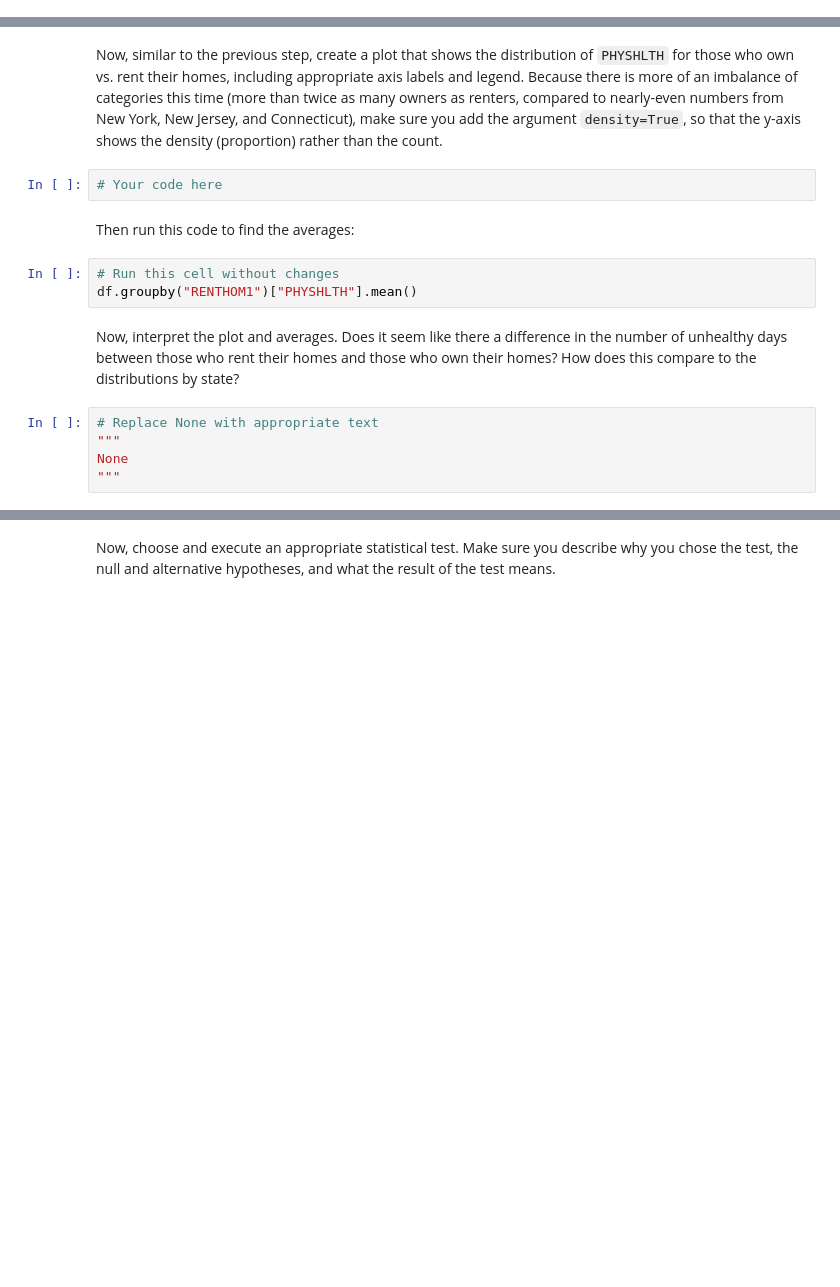
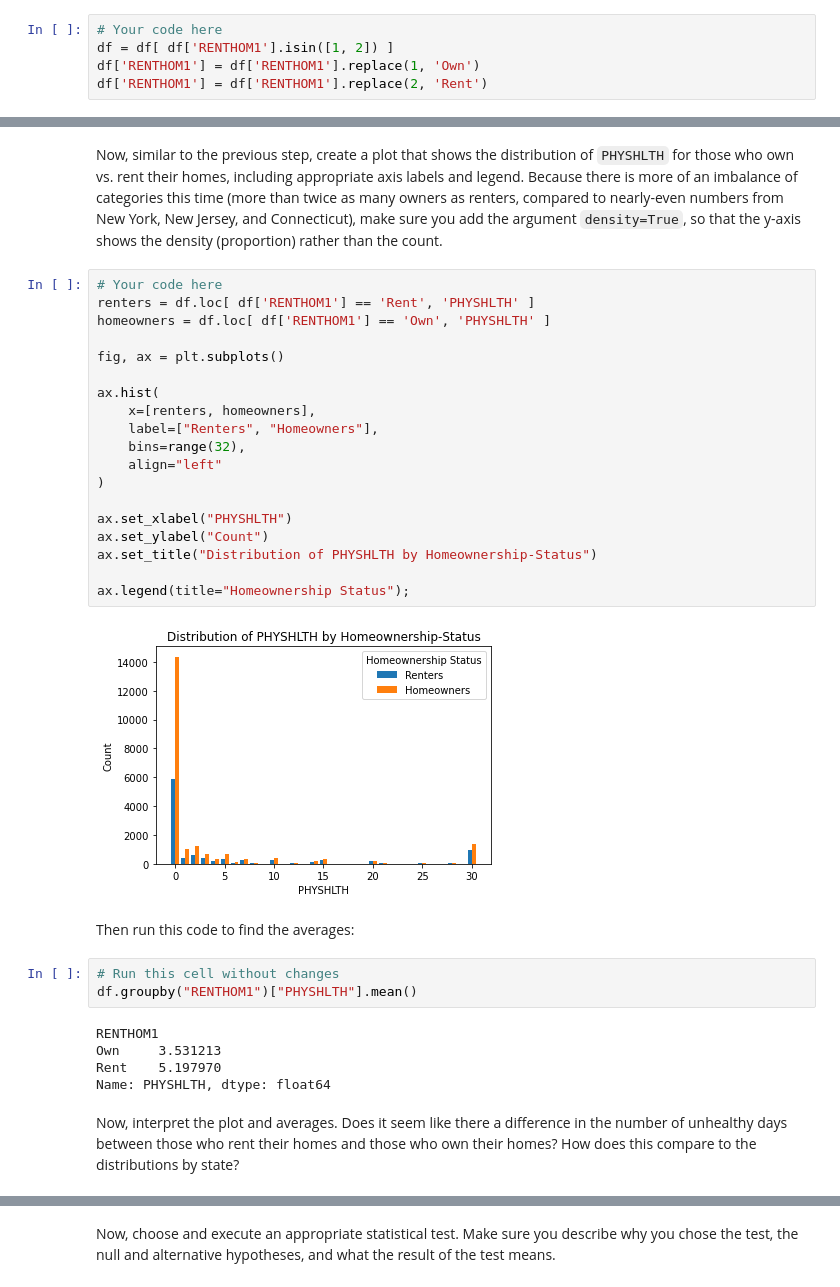
Before and after one commit to ran0027/dsc-hypothesis-testing-lab, a Jupyter notebook: index.ipynb, the cells around one changed output, grey strips where cells are left out. Cells and saved outputs as stored; diff of their text form; blank space fills up the shorter version.

```diff
--- a/index.ipynb
+++ b/index.ipynb
@@ -334,0 +340,5 @@ In the cell below, modify `df` so that we have dropped all records where the `RE
+# %%
+# Your code here
+df = df[ df['RENTHOM1'].isin([1, 2]) ]
+df['RENTHOM1'] = df['RENTHOM1'].replace(1, 'Own')
+df['RENTHOM1'] = df['RENTHOM1'].replace(2, 'Rent')
@@ -347,17 +372,36 @@ assert df.shape == (31934, 358)
 assert sorted(list(df["RENTHOM1"].value_counts().index)) == ['Own', 'Rent']
 # %% [markdown]
 Now, similar to the previous step, create a plot that shows the distribution of `PHYSHLTH` for those who own vs. rent their homes, including appropriate axis labels and legend. Because there is more of an imbalance of categories this time (more than twice as many owners as renters, compared to nearly-even numbers from New York, New Jersey, and Connecticut), make sure you add the argument `density=True`, so that the y-axis shows the density (proportion) rather than the count.
-# %%
-# Your code here
+# %%
+# Your code here
+renters = df.loc[ df['RENTHOM1'] == 'Rent', 'PHYSHLTH' ]
+homeowners = df.loc[ df['RENTHOM1'] == 'Own', 'PHYSHLTH' ]
+
+fig, ax = plt.subplots()
+
+ax.hist(
+    x=[renters, homeowners],
+    label=["Renters", "Homeowners"],
+    bins=range(32),
+    align="left"
+)
+
+ax.set_xlabel("PHYSHLTH")
+ax.set_ylabel("Count")
+ax.set_title("Distribution of PHYSHLTH by Homeownership-Status")
+
+ax.legend(title="Homeownership Status");
+# %% [output]
+[figure, added]
 # %% [markdown]
 Then run this code to find the averages:
 # %%
 # Run this cell without changes
 df.groupby("RENTHOM1")["PHYSHLTH"].mean()
+# %% [output]
+RENTHOM1
+Own     3.531213
+Rent    5.197970
+Name: PHYSHLTH, dtype: float64
 # %% [markdown]
 Now, interpret the plot and averages. Does it seem like there a difference in the number of unhealthy days between those who rent their homes and those who own their homes? How does this compare to the distributions by state?
-# %%
-# Replace None with appropriate text
-"""
-None
-"""
```
Also changed, not shown: parts of 19 cells of this notebook.
